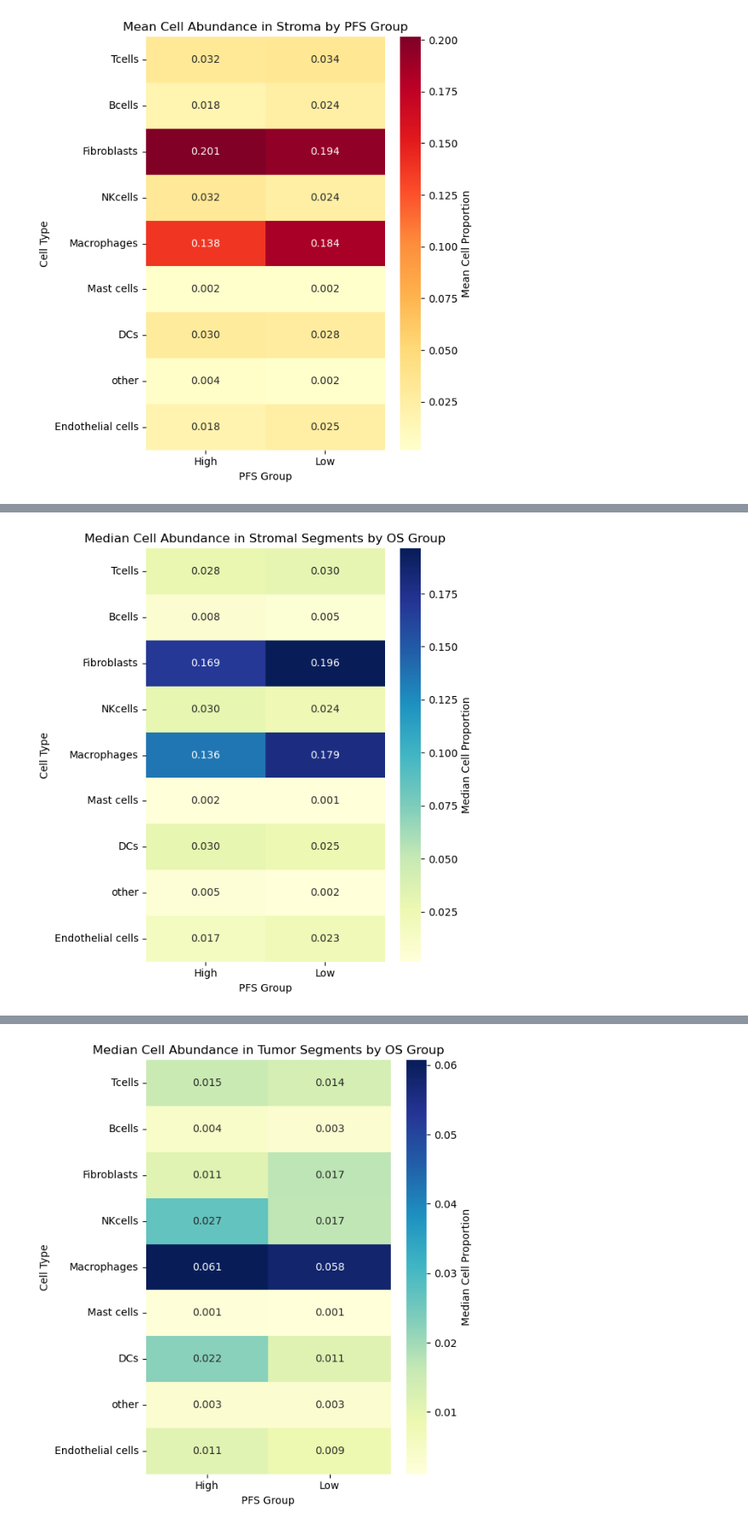
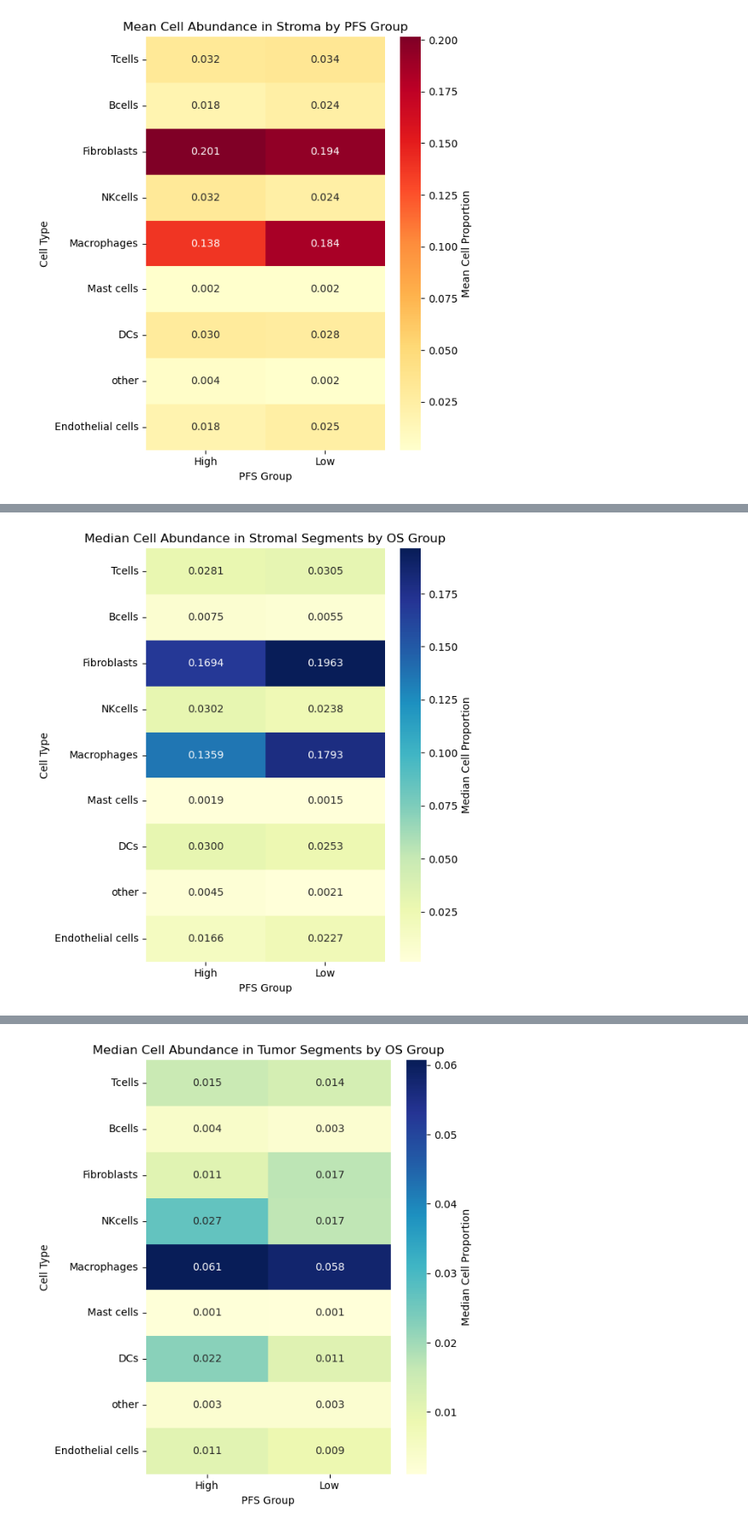
Before and after one commit to farkkilab/GeoFibroMax, a Jupyter notebook: batch_merged/cell_abundance_and_prognosis.ipynb, the cells around one changed output, grey strips where cells are left out. Shown at 85% size. Cells and saved outputs as stored; diff of their text form; code cells hidden in the pictures.

```diff
--- a/batch_merged/cell_abundance_and_prognosis.ipynb
+++ b/batch_merged/cell_abundance_and_prognosis.ipynb
@@ -134,29 +245,29 @@ plt.show()
 # %%
 stroma_data = fibr_gene_expression_cell_abundance[fibr_gene_expression_cell_abundance["Segment_y"] == "stroma"]
 
 median_summary = stroma_data.groupby("OS_HL_group")[cell_types].median().T
 mean_summary = stroma_data.groupby("OS_HL_group")[cell_types].mean().T
 
 # Optional: rename columns if you want them capitalized or ordered
 median_summary.columns.name = "OS group"
 mean_summary.columns.name = "OS group"
 
 # Plot median heatmap
 plt.figure(figsize=(6, len(cell_types) * 0.5 + 2))
-sns.heatmap(median_summary, annot=True, fmt=".3f", cmap="YlGnBu", cbar_kws={'label': 'Median Cell Proportion'})
+sns.heatmap(median_summary, annot=True, fmt=".4f", cmap="YlGnBu", cbar_kws={'label': 'Median Cell Proportion'})
 plt.title("Median Cell Abundance in Stromal Segments by OS Group")
 plt.xlabel("PFS Group")
 plt.ylabel("Cell Type")
 plt.tight_layout()
 plt.show()
 
 # Plot mean heatmap
 plt.figure(figsize=(6, len(cell_types) * 0.5 + 2))
-sns.heatmap(mean_summary, annot=True, fmt=".3f", cmap="YlOrRd", cbar_kws={'label': 'Mean Cell Proportion'})
+sns.heatmap(mean_summary, annot=True, fmt=".4f", cmap="YlOrRd", cbar_kws={'label': 'Mean Cell Proportion'})
 plt.title("Mean Cell Abundance in Stromal Segments by OS Group")
 plt.xlabel("PFS Group")
 plt.ylabel("Cell Type")
 plt.tight_layout()
 plt.show()
 # %% [output]
-[figure, old version]
+[figure, new version]
```
Also changed, not shown: parts of 11 cells of this notebook, 5 other files.
